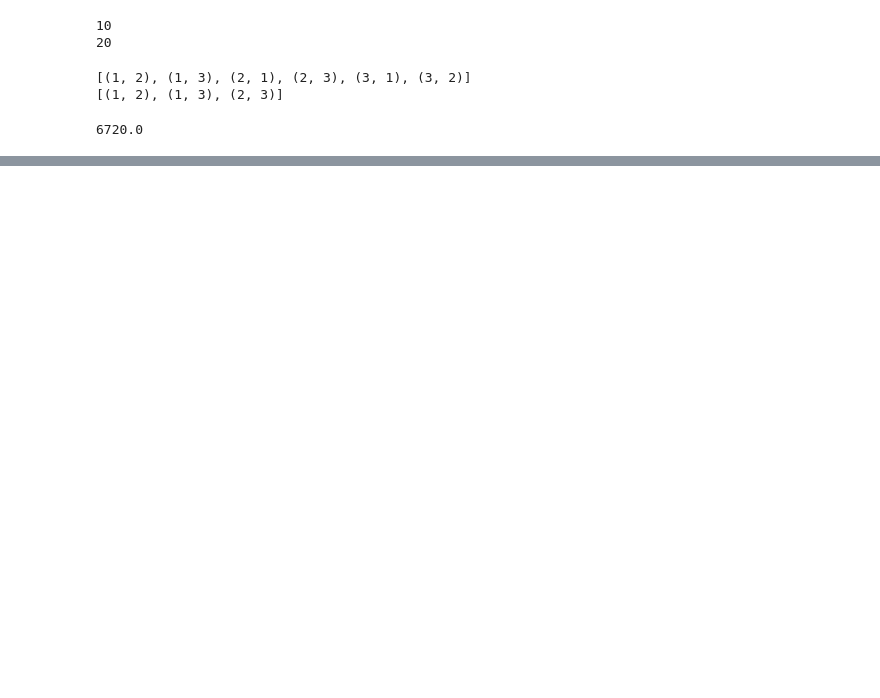
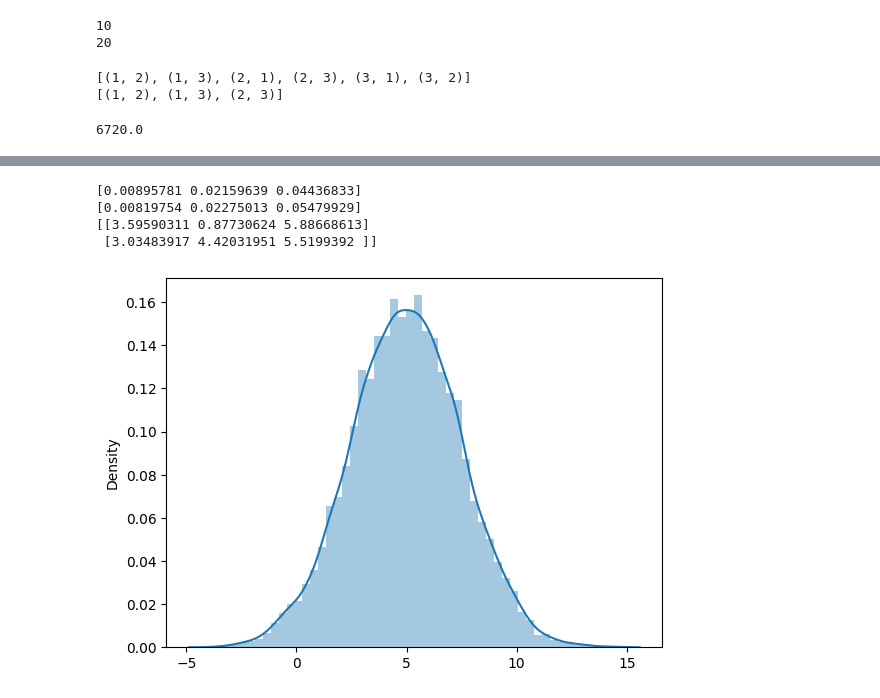
Before and after one commit to Gekko12/Python_Notebooks, a Jupyter notebook: Stats with Python.ipynb, the cells around one changed output, grey strips where cells are left out. Saved outputs shown, nothing was run; the diff lists cells and outputs as text; code cells hidden in the pictures; blank space fills up the shorter version.

```diff
--- a/Stats with Python.ipynb
+++ b/Stats with Python.ipynb
@@ -96,0 +192,21 @@ IQR using scipy: 2.25
+# %%
+# defines a normal continuous random variable of mean (bell curve's peak) 1.0 and std dev. (flatness) 2.5.
+x = stats.norm(loc=5, scale=2.5)
+
+# It also estimates probabilities and cumulative probabilities at -1, 0 and 1.
+print(x.pdf([-1, 0, 1]))
+print(x.cdf([-1, 0, 1]))
+
+# generates six random numbers from defined normal distribution.
+print(x.rvs((2,3)))
+# %% [output]
+[0.00895781 0.02159639 0.04436833]
+[0.00819754 0.02275013 0.05479929]
+[[3.59590311 0.87730624 5.88668613]
+ [3.03483917 4.42031951 5.5199392 ]]
+# %%
+# check loc/mean and scale/std dev
+sns.distplot(x.rvs(10000,10000), bins=50)
+plt.show()
+# %% [output]
+[figure, added]
```
Also changed, not shown: parts of 53 cells of this notebook, 6 other files.
